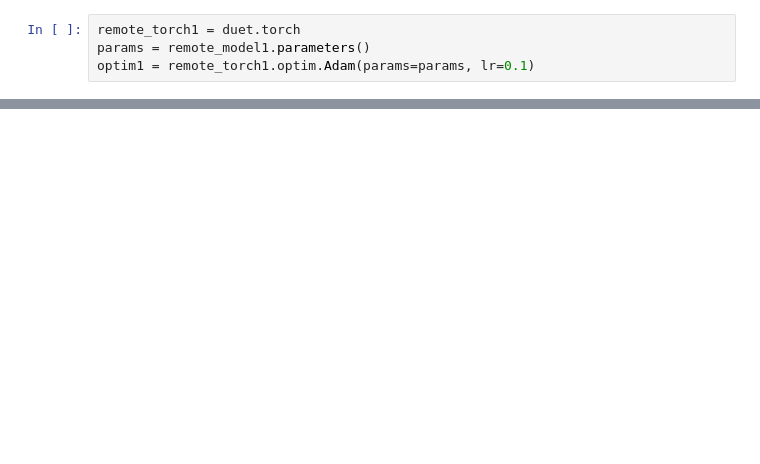
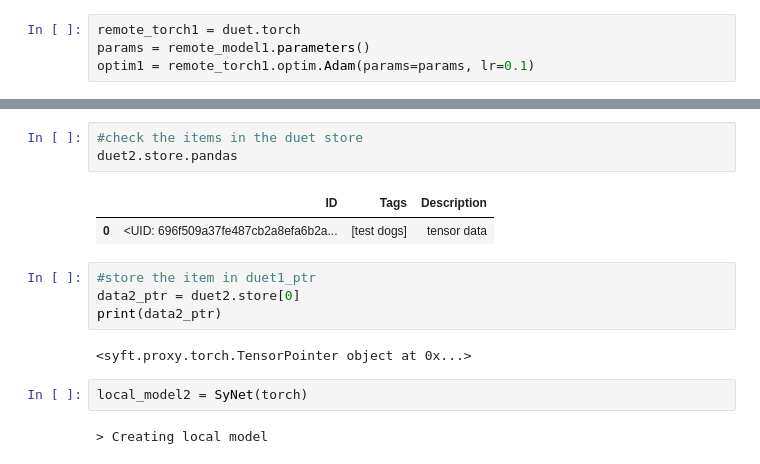
Before and after one commit to fr4nkR/senior-project, a Jupyter notebook: app/DataSci.ipynb, the cells around one changed output, grey strips where cells are left out. Saved outputs shown, nothing was run; the diff lists cells and outputs as text; blank space fills up the shorter version.

```diff
--- a/app/DataSci.ipynb
+++ b/app/DataSci.ipynb
@@ -138,0 +241,16 @@ losses = train(iteration, remote_model1, remote_torch1, optim1, data1_ptr, targe
+# %%
+#check the items in the duet store
+duet2.store.pandas
+# %% [output]
+|  | ID | Tags | Description |
+| 0 | <UID: 696f509a37fe487cb2a8efa6b2a... | [test dogs] | tensor data |
+# %%
+#store the item in duet1_ptr
+data2_ptr = duet2.store[0]
+print(data2_ptr)
+# %% [output]
+<syft.proxy.torch.TensorPointer object at 0x...>
+# %%
+local_model2 = SyNet(torch)
+# %% [output]
+> Creating local model
```
Also changed, not shown: parts of 22 cells of this notebook, 1 other file.
